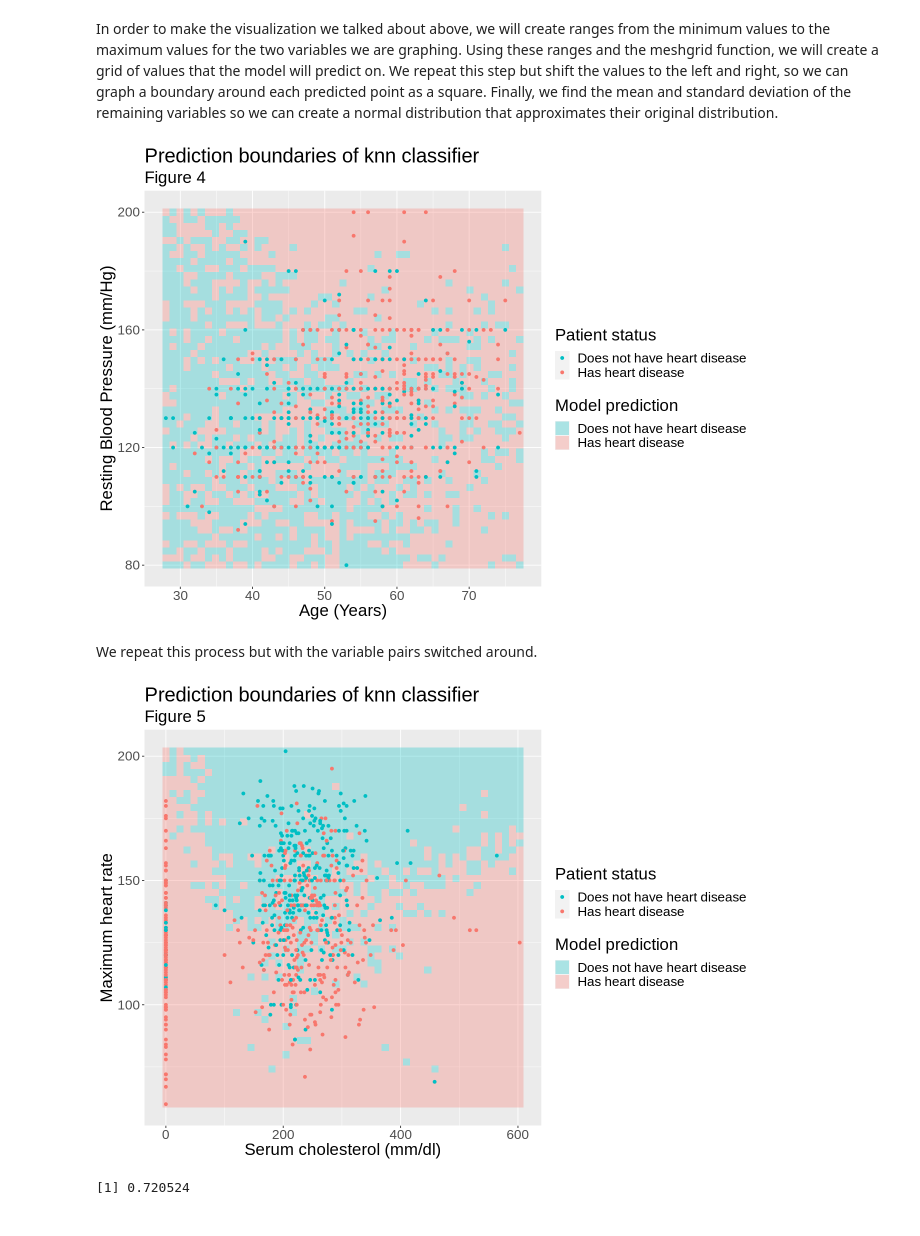
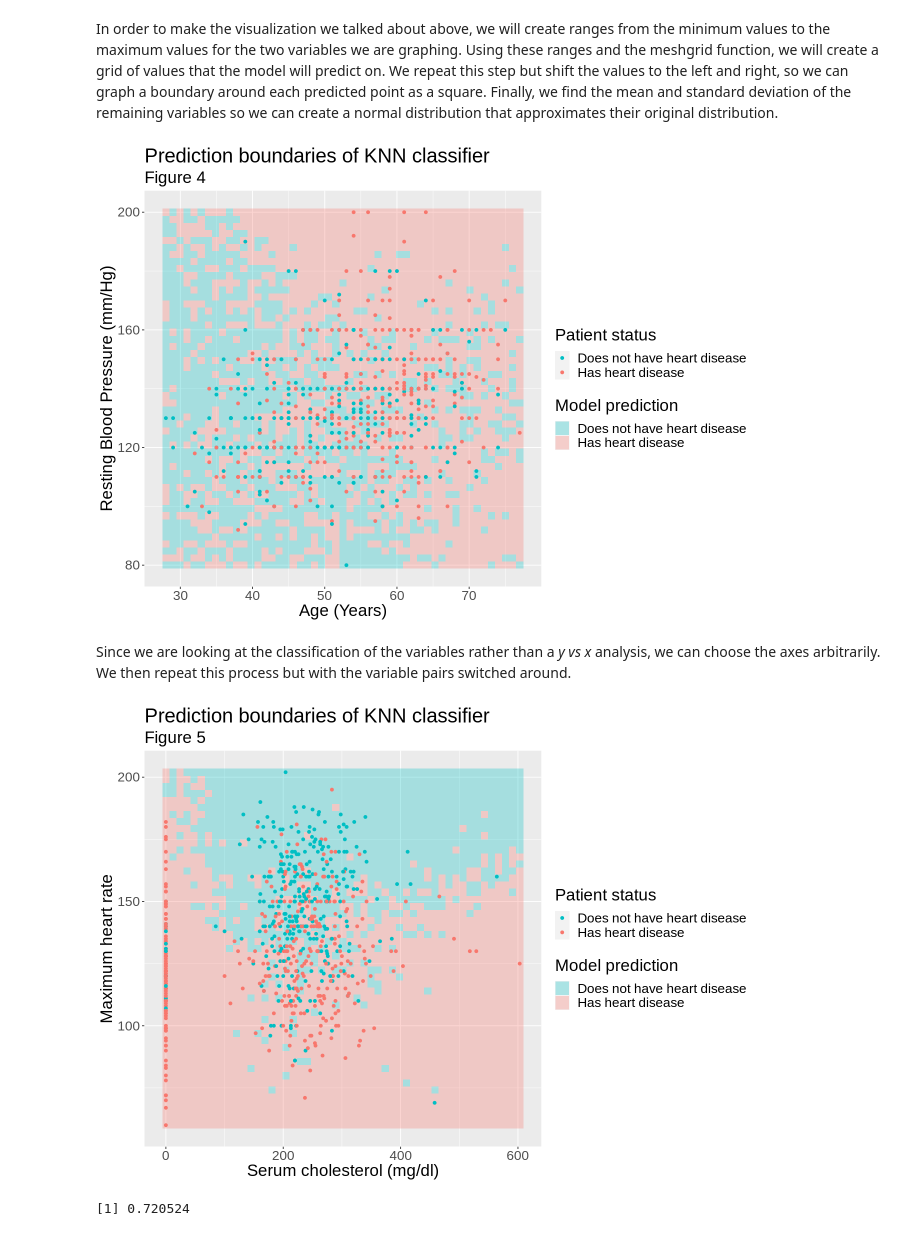
Before and after one commit to lhuang20/DSCI-100-Group-22-Classification-Project, a Jupyter notebook: Project_Report_22.ipynb, the cells around one changed output. Cells and saved outputs as stored; diff of their text form; code cells hidden in the pictures.

```diff
--- a/Project_Report_22.ipynb
+++ b/Project_Report_22.ipynb
@@ -432,37 +432,37 @@ options(repr.plot.width = 11, repr.plot.height = 8)
 
 grid <- tibble(age_l = c(age_l_vals),
                age_r = c(age_r_vals),
                restingbp_l = c(restingbp_l_vals),
                restingbp_r = c(restingbp_r_vals),
                Age = c(age_vals),
                RestingBP = c(restingbp_vals),
                Cholesterol = rnorm((step + 1)^2, mean = cholesterol_mean, sd = cholesterol_sd),
                MaxHR = rnorm((step + 1)^2, mean = maxhr_mean, sd = maxhr_sd))
 
 grid_predictions <- heart_knn_fit %>%
     predict(grid) %>%
     bind_cols(grid)
 
 ggplot() +
     geom_rect(data = grid_predictions,
               mapping = aes(xmin = age_l, xmax = age_r,
                             ymin = restingbp_l, ymax = restingbp_r,
                             fill = .pred_class),
               alpha = 0.3) +
     scale_fill_manual(labels = c("Does not have heart disease", "Has heart disease"),
                       values = c("#00BFC4", "#F8776D")) +
     geom_point(data = heart_train, mapping = aes(Age, RestingBP, color = HeartDisease)) +
     scale_color_manual(labels = c("Does not have heart disease", "Has heart disease"),
                        values = c("#00BFC4", "#F8776D")) +
     labs(x = "Age (Years)", y = "Resting Blood Pressure (mm/Hg)",
-         title = "Prediction boundaries of knn classifier",
+         title = "Prediction boundaries of KNN classifier",
          color = "Patient status", fill = "Model prediction",
          subtitle = "Figure 4") +
     theme(text = element_text(size = 20))
 # %% [output]
-[figure, old version]
+[figure, new version]
-# %% [markdown]
-We repeat this process but with the variable pairs switched around.
+# %% [markdown]
+Since we are looking at the classification of the variables rather than a *y vs x* analysis, we can choose the axes arbitrarily. We then repeat this process but with the variable pairs switched around.
 # %%
 cholesterol_min <- heart_train %>% summarize(m = min(Cholesterol)) %>% pull()
 cholesterol_max <- heart_train %>% summarize(m = max(Cholesterol)) %>% pull()
@@ -527,13 +527,13 @@ ggplot() +
     geom_point(data = heart_train, mapping = aes(Cholesterol, MaxHR, color = HeartDisease)) +
     scale_color_manual(labels = c("Does not have heart disease", "Has heart disease"),
                        values = c("#00BFC4", "#F8776D")) +
-    labs(x = "Serum cholesterol (mm/dl)", y = "Maximum heart rate",
-         title = "Prediction boundaries of knn classifier",
+    labs(x = "Serum cholesterol (mg/dl)", y = "Maximum heart rate",
+         title = "Prediction boundaries of KNN classifier",
          color = "Patient status", fill = "Model prediction",
          subtitle = "Figure 5") +
     theme(text = element_text(size = 20))
 # %% [output]
-[figure, old version]
+[figure, new version]
 # %%
 heart_knn_fit %>%
     predict(heart_test) %>%
```
Also changed, not shown: parts of 6 cells of this notebook.
